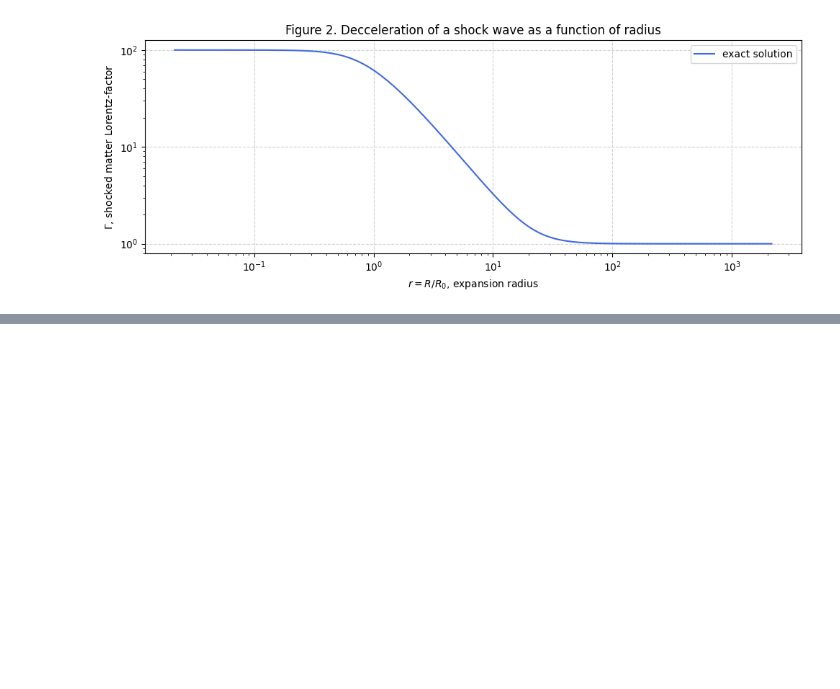
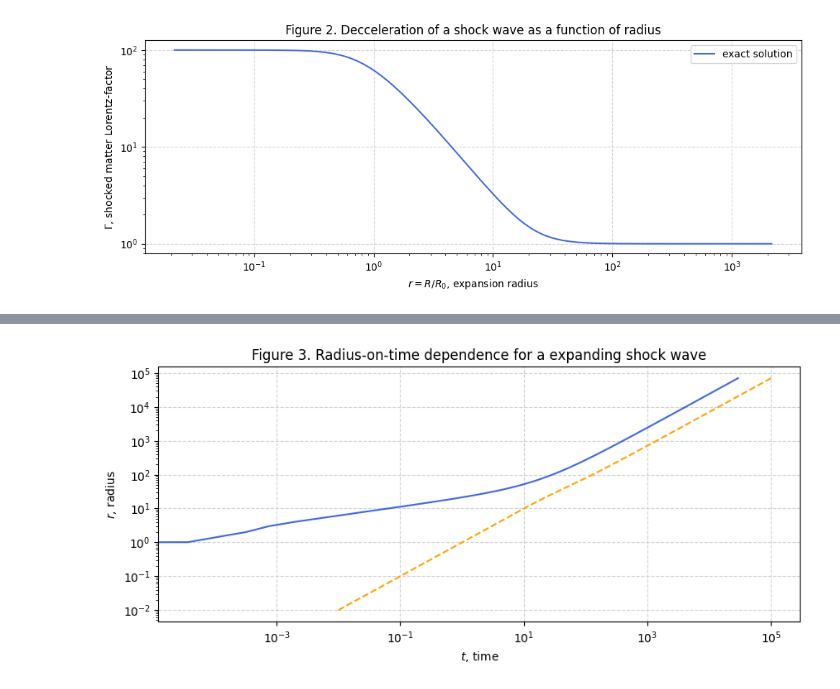
Before and after one commit to KleimenovM/GRBRemnant, a Jupyter notebook: Kleimenov_Schwenkreis_-_Gamma-ray_birsts.ipynb, the cells around one changed output, grey strips where cells are left out. Saved outputs shown, nothing was run; the diff lists cells and outputs as text; code cells hidden in the pictures; blank space fills up the shorter version.

```diff
--- a/Kleimenov_Schwenkreis_-_Gamma-ray_birsts.ipynb
+++ b/Kleimenov_Schwenkreis_-_Gamma-ray_birsts.ipynb
@@ -203,0 +220,14 @@ plt.show()
+# %%
+plt.figure(figsize=(10, 4))
+plt.title("Figure 3. Radius-on-time dependence for a expanding shock wave")
+plt.plot(r1.t - r1.y[0], r1.y[0], color='royalblue', label='exact solution')
+plt.plot(r1.t, r1.y[0], color='orange', label='exact solution', linestyle='dashed')
+plt.grid(linestyle='--', color='lightgray')
+
+plt.xlabel(r'$t$, time')
+plt.xscale('log')
+plt.yscale('log')
+plt.ylabel(r'$r$, radius')
+plt.show()
+# %% [output]
+[figure, added]
```
Also changed, not shown: parts of 5 cells of this notebook.
